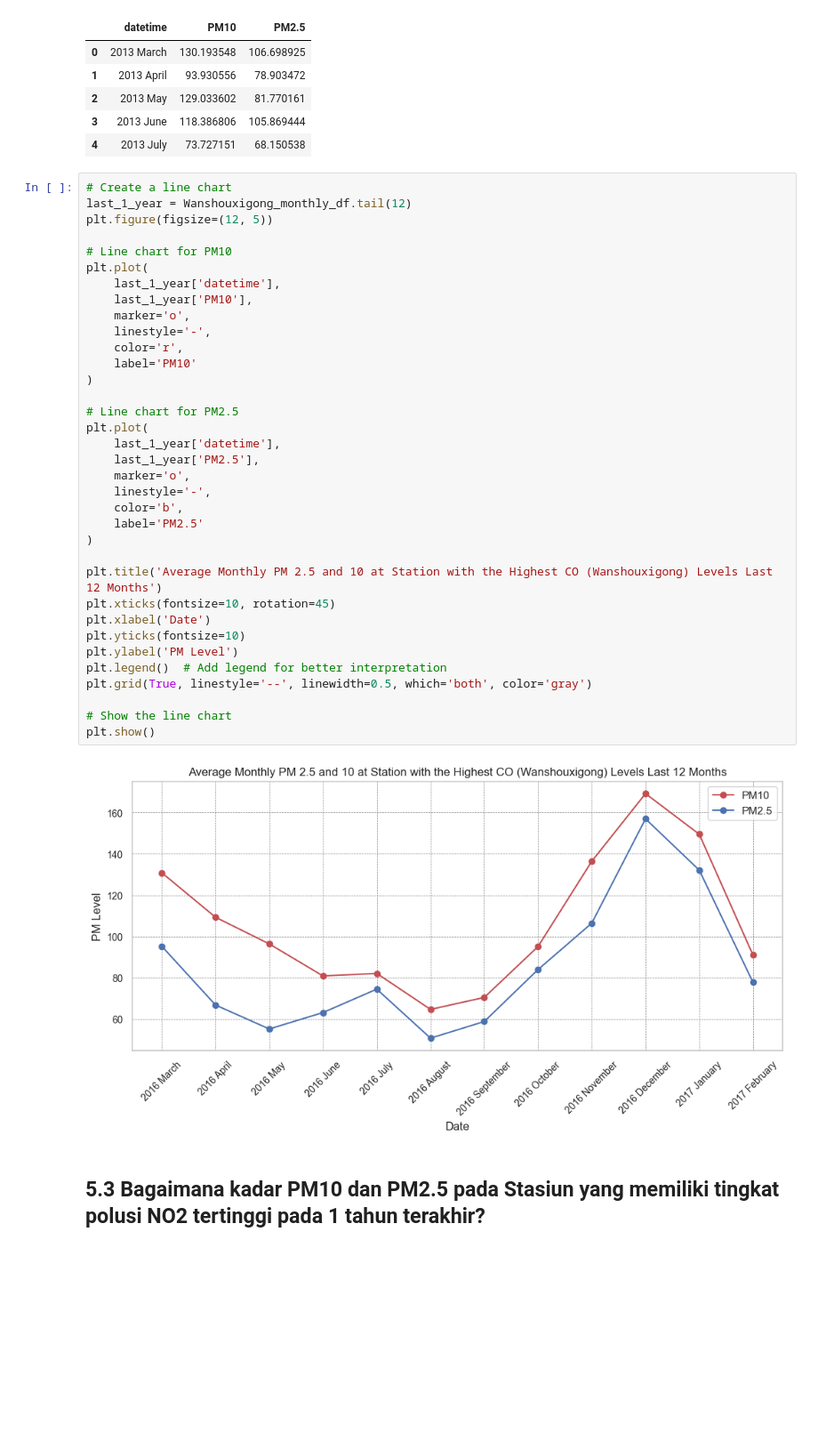
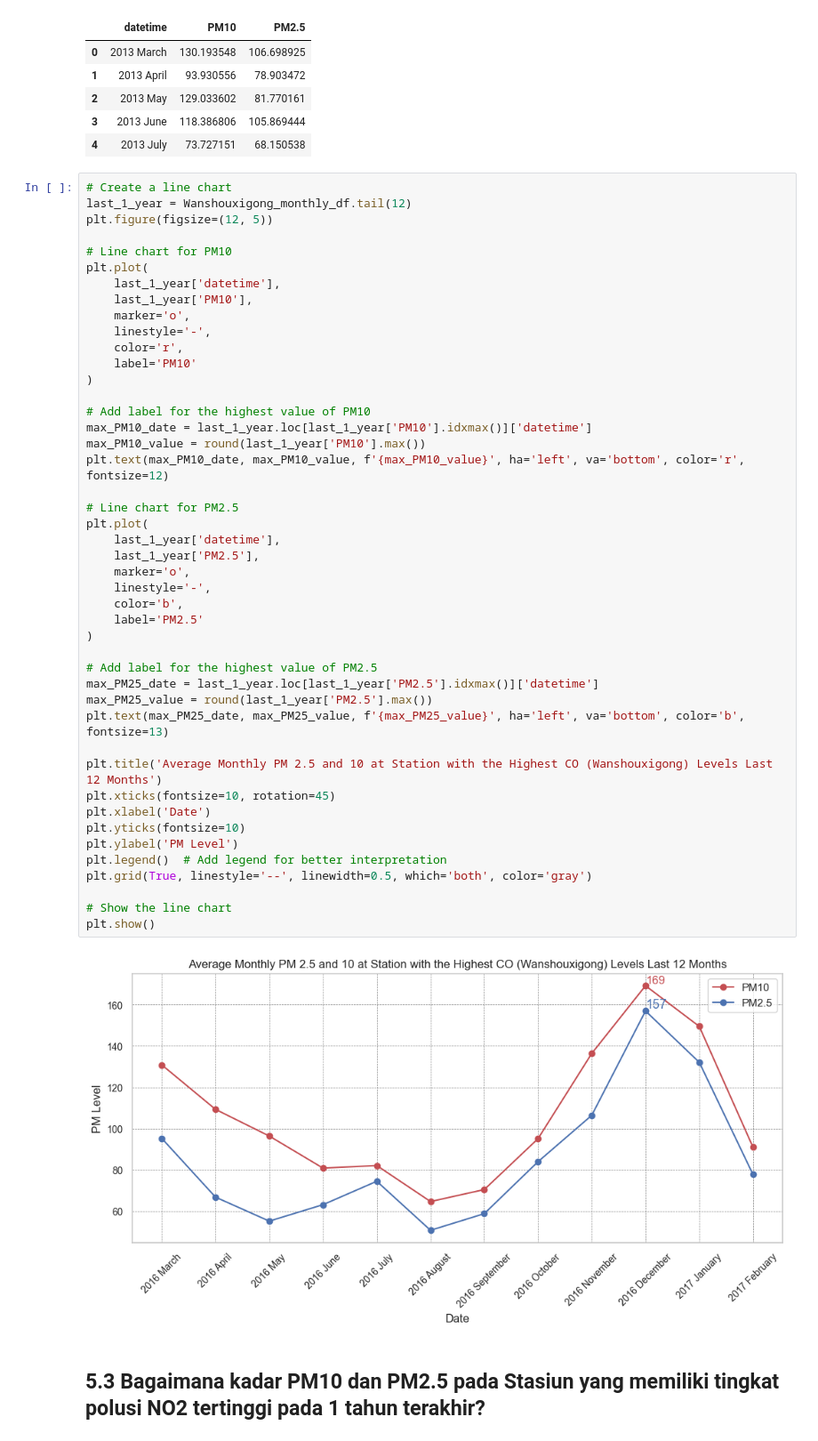
Before and after one commit to Awangnugrawan/Air-Quality-Dashboard, a Jupyter notebook: notebook.ipynb, the cells around one changed output. Shown at 89% size. Drawn from its saved outputs; the diff is of its cells as text; blank space fills up the shorter version.

```diff
--- a/notebook.ipynb
+++ b/notebook.ipynb
@@ -1039,34 +1033,44 @@ plt.figure(figsize=(12, 5))
 plt.plot(
     last_1_year['datetime'],
     last_1_year['PM10'],
     marker='o',
     linestyle='-',
     color='r',
     label='PM10'
 )
 
+# Add label for the highest value of PM10
+max_PM10_date = last_1_year.loc[last_1_year['PM10'].idxmax()]['datetime']
+max_PM10_value = round(last_1_year['PM10'].max())
+plt.text(max_PM10_date, max_PM10_value, f'{max_PM10_value}', ha='left', va='bottom', color='r', fontsize=12)
+
 # Line chart for PM2.5
 plt.plot(
     last_1_year['datetime'],
     last_1_year['PM2.5'],
     marker='o',
     linestyle='-',
     color='b',
     label='PM2.5'
 )
+
+# Add label for the highest value of PM2.5
+max_PM25_date = last_1_year.loc[last_1_year['PM2.5'].idxmax()]['datetime']
+max_PM25_value = round(last_1_year['PM2.5'].max())
+plt.text(max_PM25_date, max_PM25_value, f'{max_PM25_value}', ha='left', va='bottom', color='b', fontsize=13)
 
 plt.title('Average Monthly PM 2.5 and 10 at Station with the Highest CO (Wanshouxigong) Levels Last 12 Months')
 plt.xticks(fontsize=10, rotation=45)
 plt.xlabel('Date')
 plt.yticks(fontsize=10)
 plt.ylabel('PM Level')
 plt.legend()  # Add legend for better interpretation
 plt.grid(True, linestyle='--', linewidth=0.5, which='both', color='gray')
 
 # Show the line chart
 plt.show()
 # %% [output]
-[figure, old version]
+[figure, new version]
 # %% [markdown]
 ## 5.3 Bagaimana kadar PM10 dan PM2.5 pada Stasiun yang memiliki tingkat polusi NO2 tertinggi pada 1 tahun terakhir?
 # %% [markdown]
```
Also changed, not shown: parts of 4 cells of this notebook, 3 other files.
